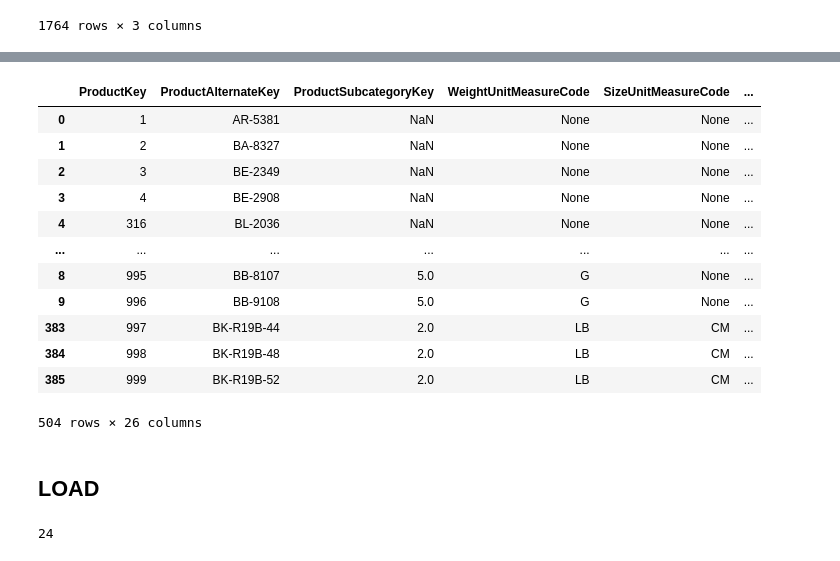
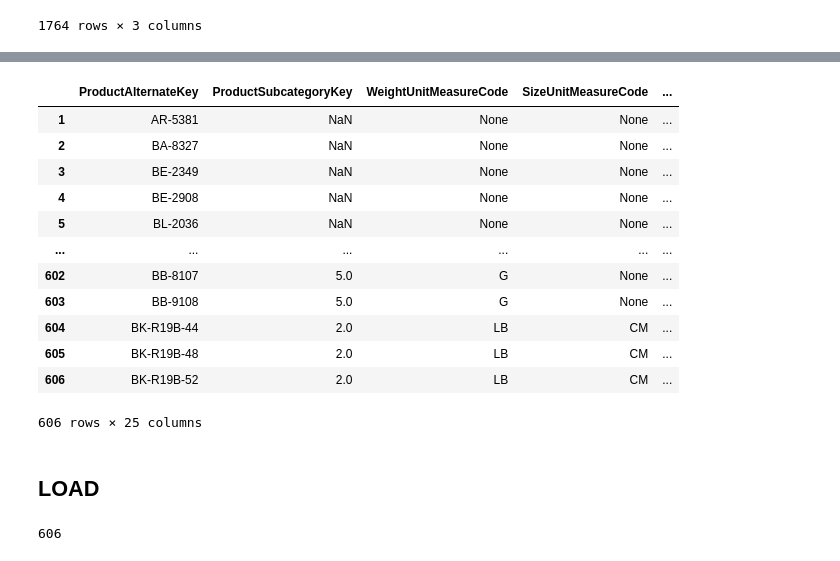
Before and after one commit to paulrojasg/data_science_part_4, a Jupyter notebook: DimProduct.ipynb, the cells around one changed output, grey strips where cells are left out. Saved outputs shown, nothing was run; the diff lists cells and outputs as text; code cells hidden in the pictures.

```diff
--- a/DimProduct.ipynb
+++ b/DimProduct.ipynb
@@ -148,0 +180,2 @@ dim_product = dim_product.rename(columns={"ProductNumber":"ProductAlternateKey",
+# %%
+dim_product = pd.concat([static_products, dynamic_products])
@@ -194,35 +249,69 @@ dim_product= dim_product.assign(
     EnglishDescription=english_descriptions,
     FrenchDescription=french_descriptions,
     ChineseDescription=chinese_descriptions,
-    ArabicDescriptions=arabic_descriptions,
+    ArabicDescription=arabic_descriptions,
     HebrewDescription=hebrew_descriptions,
-    ThaiDescriptions=thai_descriptions
+    ThaiDescription=thai_descriptions
 )
 # %%
-dim_product.sort_values(by='ProductID', inplace=True)
-dim_product = dim_product.rename(columns={"ProductID":"ProductKey"})
-dim_product
+dim_product = dim_product[[
+    "ProductID"
+,"ProductAlternateKey"
+,"ProductSubcategoryKey"
+,"WeightUnitMeasureCode"
+,"SizeUnitMeasureCode"
+,"EnglishProductName"
+,"StandardCost"
+,"FinishedGoodsFlag"
+,"Color"
+,"SafetyStockLevel"
+,"ReorderPoint"
+,"ListPrice"
+,"Size"
+#,"SizeRange"
+,"Weight"
+,"DaysToManufacture"
+,"ProductLine"
+#,"DealerPrice"
+,"Class"
+,"Style"
+,"ModelName"
+,"LargePhoto"
+,"EnglishDescription"
+,"FrenchDescription"
+,"ChineseDescription"
+,"ArabicDescription"
+,"HebrewDescription"
+,"ThaiDescription"
+]]
-# %% [output]
-|  | ProductKey | ProductAlternateKey | ProductSubcategoryKey | WeightUnitMeasureCode | SizeUnitMeasureCode | ... |
-| 0 | 1 | AR-5381 | NaN | None | None | ... |
-| 1 | 2 | BA-8327 | NaN | None | None | ... |
-| 2 | 3 | BE-2349 | NaN | None | None | ... |
-| 3 | 4 | BE-2908 | NaN | None | None | ... |
-| 4 | 316 | BL-2036 | NaN | None | None | ... |
-| ... | ... | ... | ... | ... | ... | ... |
-| 8 | 995 | BB-8107 | 5.0 | G | None | ... |
-| 9 | 996 | BB-9108 | 5.0 | G | None | ... |
-| 383 | 997 | BK-R19B-44 | 2.0 | LB | CM | ... |
-| 384 | 998 | BK-R19B-48 | 2.0 | LB | CM | ... |
-| 385 | 999 | BK-R19B-52 | 2.0 | LB | CM | ... |
-504 rows × 26 columns
+# %%
+dim_product = dim_product.sort_values("ProductID")
+dim_product = dim_product.reset_index()
+dim_product.index += 1
+dim_product = dim_product.drop(columns=["index", "ProductID"])
+dim_product
+# %% [output]
+|  | ProductAlternateKey | ProductSubcategoryKey | WeightUnitMeasureCode | SizeUnitMeasureCode | ... |
+| 1 | AR-5381 | NaN | None | None | ... |
+| 2 | BA-8327 | NaN | None | None | ... |
+| 3 | BE-2349 | NaN | None | None | ... |
+| 4 | BE-2908 | NaN | None | None | ... |
+| 5 | BL-2036 | NaN | None | None | ... |
+| ... | ... | ... | ... | ... | ... |
+| 602 | BB-8107 | 5.0 | G | None | ... |
+| 603 | BB-9108 | 5.0 | G | None | ... |
+| 604 | BK-R19B-44 | 2.0 | LB | CM | ... |
+| 605 | BK-R19B-48 | 2.0 | LB | CM | ... |
+| 606 | BK-R19B-52 | 2.0 | LB | CM | ... |
+606 rows × 25 columns
 # %% [markdown]
 ## LOAD
 # %%
+# DimProduct does not match the original size yet!!!
+
 db_op, db_etl = connect_databases()
 dim_product_category.to_sql('DimProductCategory', db_etl, if_exists='replace', index_label='ProductCategoryKey')
 dim_product_subcategory.to_sql('DimProductSubcategory', db_etl, if_exists='replace', index_label='ProductSubcategoryKey')
-#dim_product.set_index('ProductID', inplace=True)
-dim_product.to_sql('DimProduct', db_etl, if_exists='replace', index=False)
+dim_product.to_sql('DimProduct', db_etl, if_exists='replace', index_label='ProductKey')
 # %% [output]
-24
+606
```
Also changed, not shown: parts of 11 cells of this notebook, 1 other file.
